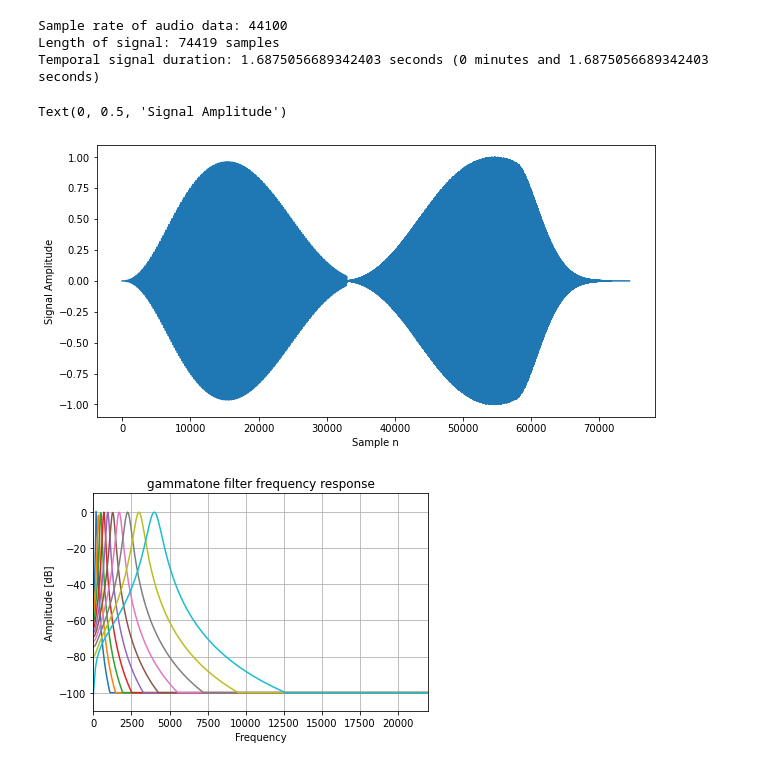
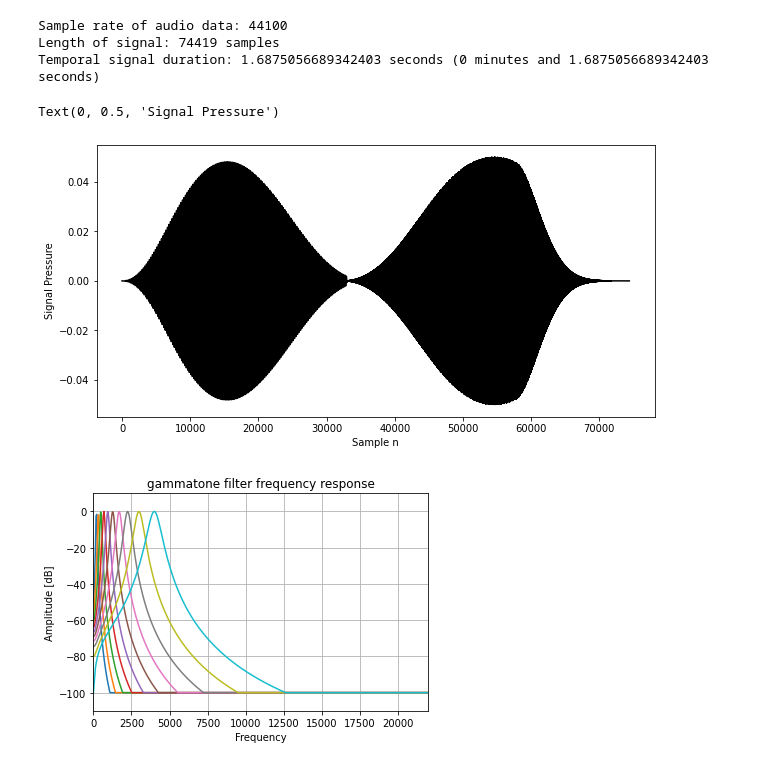
Before and after one commit to rnatarajan98/Cochlea_Modelling, a Jupyter notebook: main.ipynb, the cells around one changed output. Drawn from its saved outputs; the diff is of its cells as text; code cells hidden in the pictures.

```diff
--- a/main.ipynb
+++ b/main.ipynb
@@ -33,16 +33,16 @@ Length of signal: 74419 samples
 Temporal signal duration: 1.6875056689342403 seconds (0 minutes and 1.6875056689342403 seconds)
 # %%
 #Rescale signal between -1 and 1
-audio = tools.rescale(audio, (-1, 1))
+audio = tools.rescale(audio, (-0.05, 0.05))
 # %%
 # Plot signal in the time domain
 plt.figure(figsize=(10, 5))
-plt.plot(audio)
+plt.plot(audio, color='k')
 plt.xlabel('Sample n')
-plt.ylabel('Signal Amplitude')
+plt.ylabel('Signal Pressure')
 # %% [output]
-Text(0, 0.5, 'Signal Amplitude')
+Text(0, 0.5, 'Signal Pressure')
-[figure, old version]
+[figure, new version]
 # %%
 # # Plot signal in the fourier domain
 # audio_fft = np.fft.fft(audio)
```
Also changed, not shown: parts of 8 cells of this notebook, 1 other file.
